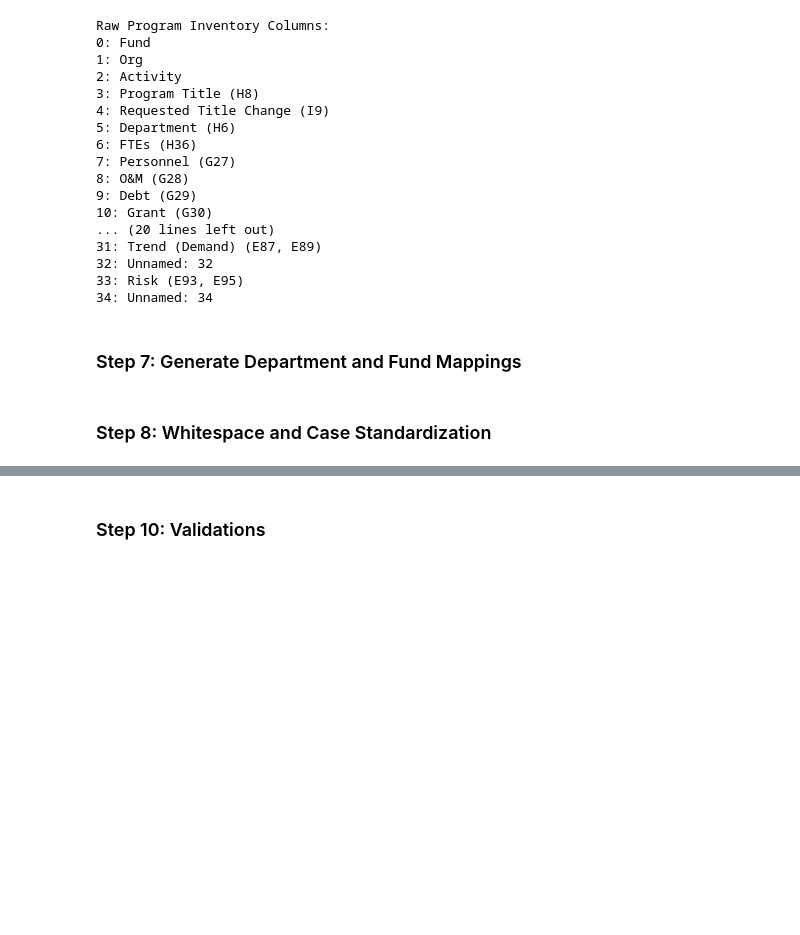
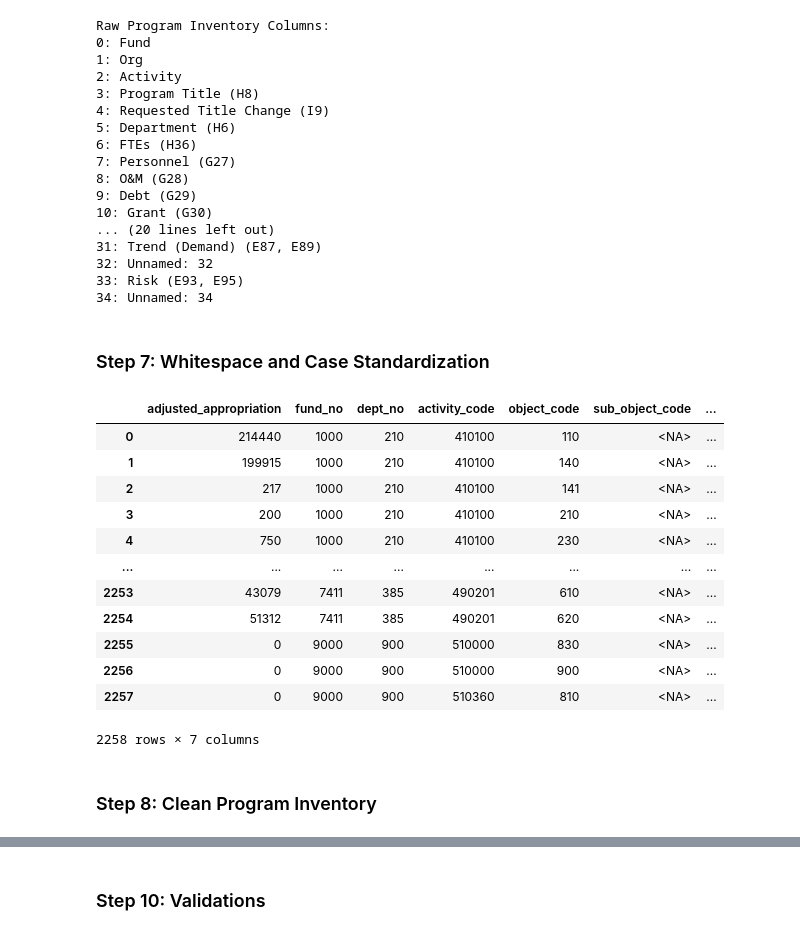
Before and after one commit to breannanpr/CityofMissoulaBudgetCapstone, a Jupyter notebook: citydata_01_cleaning.ipynb, the cells around one changed output, grey strips where cells are left out. Saved outputs shown, nothing was run; the diff lists cells and outputs as text; code cells hidden in the pictures; blank space fills up the shorter version.

Commit message:
Updated cleaning format, functions
pushing for clean pull.

```diff
--- a/citydata_01_cleaning.ipynb
+++ b/citydata_01_cleaning.ipynb
@@ -330,25 +344,42 @@ Raw Program Inventory Columns:
 33: Risk (E93, E95)
 34: Unnamed: 34
 # %% [markdown]
-### Step 7: Generate Department and Fund Mappings
+### Step 7: Whitespace and Case Standardization
-# %%
-# Extract unique Dept and Fund codes from cleaned expenditure data
-dept_mapping_df = df_expenditure_status[["dept_no"]].drop_duplicates().dropna()
-fund_mapping_df = df_expenditure_status[["fund_no"]].drop_duplicates().dropna()
-
-# Manually create department name lookup dictionary
-dept_name_lookup = {
-    210: "City Council", 220: "Mayor", 230: "Finance", 240: "Human Resources",
-    250: "Legal", 260: "Police", 270: "Fire", 280: "Public Works",
-    290: "Parks & Recreation", 300: "Planning & Development", 310: "Library",
-    320: "IT Services", 330: "Community Development", 340: "Housing Services"
-}
-
-# Build final dictionaries from available codes; these map numeric fund/department values to names
-dept_map = dept_mapping_df["dept_no"].astype(int).map(dept_name_lookup).to_dict()
-fund_map = fund_mapping_df["fund_no"].dropna().astype(str).to_dict()
-
-# Apply human-readable department names to main DataFrame
-df_expenditure_status["department"] = df_expenditure_status["dept_no"].map(dept_map).fillna("Unmapped")
+# %%
+# Clean whitespace and standardize case in key columns
+def remove_leading_trailing_whitespace(df):
+    for col in df.select_dtypes(include="object").columns:
+        df[col] = df[col].astype(str).str.strip()
+    return df
+
+def standardize_case(df, cols):
+    for col in cols:
+        if col in df.columns:
+            df[col] = df[col].astype(str).str.title()
+    return df
+
+def strip_whitespace_and_standardize(df):
+    df = remove_leading_trailing_whitespace(df)
+    df = standardize_case(df, cols=["department", "department_h6", "fund_name"])
+    return df
+
+# Apply cleanup to expenditure_status
+df_expenditure_status = strip_whitespace_and_standardize(df_expenditure_status)
+# %%
+df_expenditure_status
+# %% [output]
+|  | adjusted_appropriation | fund_no | dept_no | activity_code | object_code | sub_object_code | ... |
+| 0 | 214440 | 1000 | 210 | 410100 | 110 | <NA> | ... |
+| 1 | 199915 | 1000 | 210 | 410100 | 140 | <NA> | ... |
+| 2 | 217 | 1000 | 210 | 410100 | 141 | <NA> | ... |
+| 3 | 200 | 1000 | 210 | 410100 | 210 | <NA> | ... |
+| 4 | 750 | 1000 | 210 | 410100 | 230 | <NA> | ... |
+| ... | ... | ... | ... | ... | ... | ... | ... |
+| 2253 | 43079 | 7411 | 385 | 490201 | 610 | <NA> | ... |
+| 2254 | 51312 | 7411 | 385 | 490201 | 620 | <NA> | ... |
+| 2255 | 0 | 9000 | 900 | 510000 | 830 | <NA> | ... |
+| 2256 | 0 | 9000 | 900 | 510000 | 900 | <NA> | ... |
+| 2257 | 0 | 9000 | 900 | 510360 | 810 | <NA> | ... |
+2258 rows × 7 columns
 # %% [markdown]
-### Step 8: Whitespace and Case Standardization
+### Step 8: Clean Program Inventory
```
Also changed, not shown: parts of 16 cells of this notebook.
